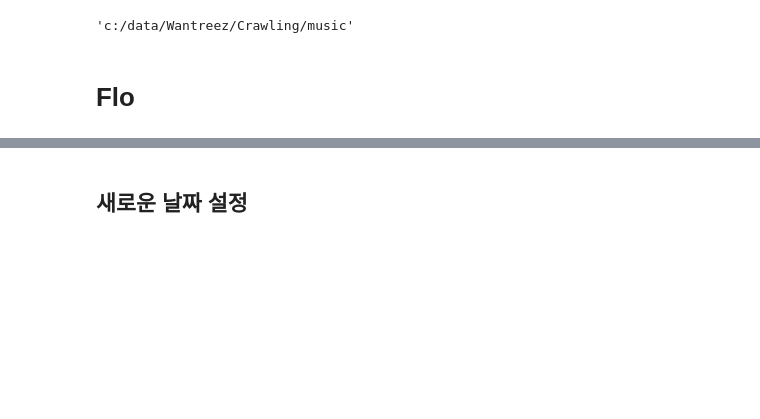
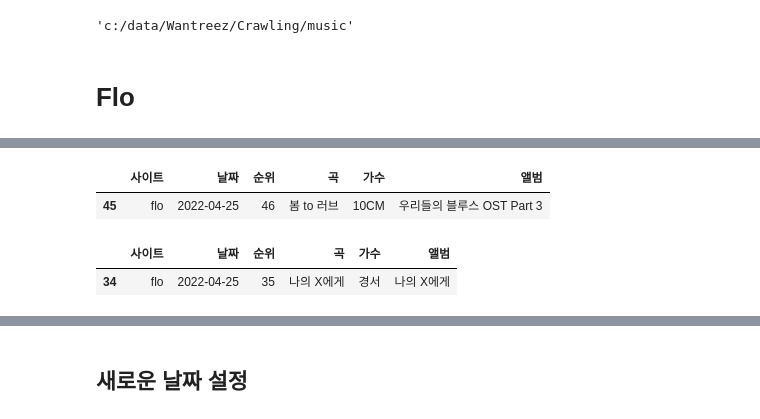
Before and after one commit to kbjung/Wantreez, a Jupyter notebook: Crawling/music/new_title.ipynb, the cells around one changed output, grey strips where cells are left out. Cells and saved outputs as stored; diff of their text form; code cells hidden in the pictures; blank space fills up the shorter version.

```diff
--- a/Crawling/music/new_title.ipynb
+++ b/Crawling/music/new_title.ipynb
@@ -54,0 +170,10 @@ mod_end_date = end_date.replace('-', '')
+# %%
+new_df[ (new_df['곡'] == pop_title_list[1]) ]
+# %% [output]
+|  | 사이트 | 날짜 | 순위 | 곡 | 가수 | 앨범 |
+| 45 | flo | 2022-04-25 | 46 | 봄 to 러브 | 10CM | 우리들의 블루스 OST Part 3 |
+# %%
+new_df[ (new_df['곡'] == pop_title_list[0]) & (new_df['가수'] == pop_artist_list[0])]
+# %% [output]
+|  | 사이트 | 날짜 | 순위 | 곡 | 가수 | 앨범 |
+| 34 | flo | 2022-04-25 | 35 | 나의 X에게 | 경서 | 나의 X에게 |
```
Also changed, not shown: parts of 17 cells of this notebook.
